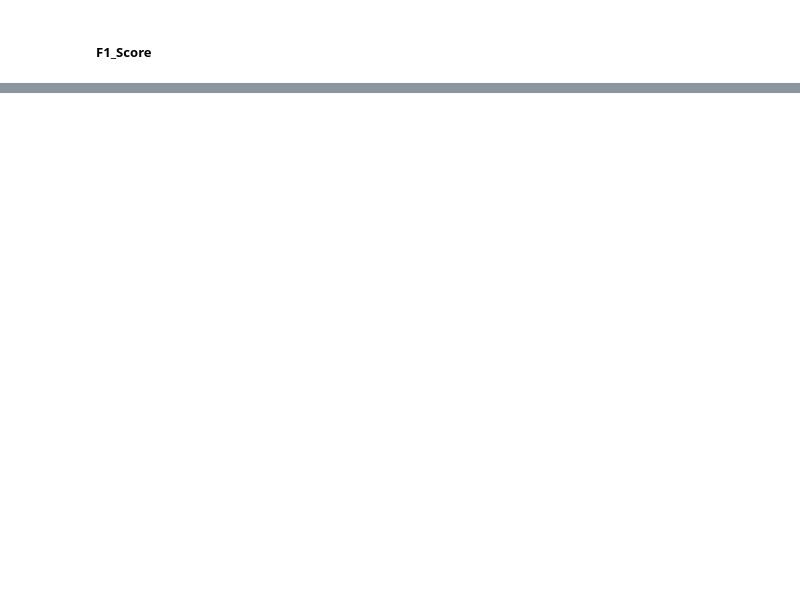
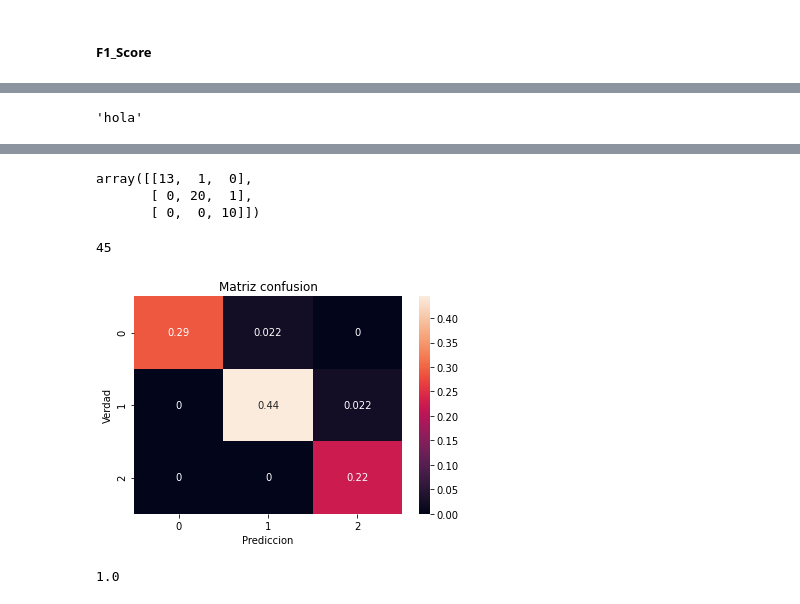
Before and after one commit to YonatanRA/ds_tb_part_21_09, a Jupyter notebook: 03-Machine_Learning/4.1 - Evaluacion.ipynb, the cells around one changed output, grey strips where cells are left out. Saved outputs shown, nothing was run; the diff lists cells and outputs as text; code cells hidden in the pictures; blank space fills up the shorter version.

```diff
--- a/03-Machine_Learning/4.1 - Evaluacion.ipynb
+++ b/03-Machine_Learning/4.1 - Evaluacion.ipynb
@@ -54,2 +111,10 @@ pertenecen al intervalo (-$\infty$, 1]
 # %% [markdown]
 ### Clasificación
+# %%
+from sklearn.datasets import load_wine
+from sklearn.svm import SVC
+from sklearn.ensemble import RandomForestClassifier as RFC
+
+data=load_wine()
+
+X_train, X_test, y_train, y_test=tts(data.data, data.target)
@@ -55,0 +132,4 @@ pertenecen al intervalo (-$\infty$, 1]
+# %%
+rfc=RFC().fit(X_train, y_train)
+
+y_pred=rfc.predict(X_test)
@@ -78,4 +191,16 @@ pertenecen al intervalo (-$\infty$, 1]
+# %%
+suma('hola')
+# %% [output]
+'hola'
 # %% [markdown]
 ##### Matriz de Confusión
 
 ![conf_matrix](images/conf_matrix.jpeg)
+# %%
+from sklearn.metrics import confusion_matrix as cm
+
+cm(y_test, y_pred)
+# %% [output]
+array([[13,  1,  0],
+       [ 0, 20,  1],
+       [ 0,  0, 10]])
@@ -82,3 +211,24 @@ pertenecen al intervalo (-$\infty$, 1]
+# %%
+sum(sum(cm(y_test, y_pred)))
+# %% [output]
+45
+# %%
+ax=sns.heatmap(cm(y_test, y_pred)/sum(sum(cm(y_test, y_pred))),
+               annot=True)
+
+#b, t=ax.get_ylim()  # esto era porque me salia recortado
+#ax.set_ylim(b+0.5, t-0.5)
+
+plt.title('Matriz confusion')
+plt.ylabel('Verdad')
+plt.xlabel('Prediccion')
+plt.show();
+# %% [output]
+[figure, added]
+# %%
+sum(sum(cm(y_test, y_pred)/sum(sum(cm(y_test, y_pred)))))
+# %% [output]
+1.0
 # %% [markdown]
 ##### ROC-AUC  (Característica operativa del receptor y área debajo de la curva)
 
```
Also changed, not shown: parts of 31 cells of this notebook, 1 other file.
